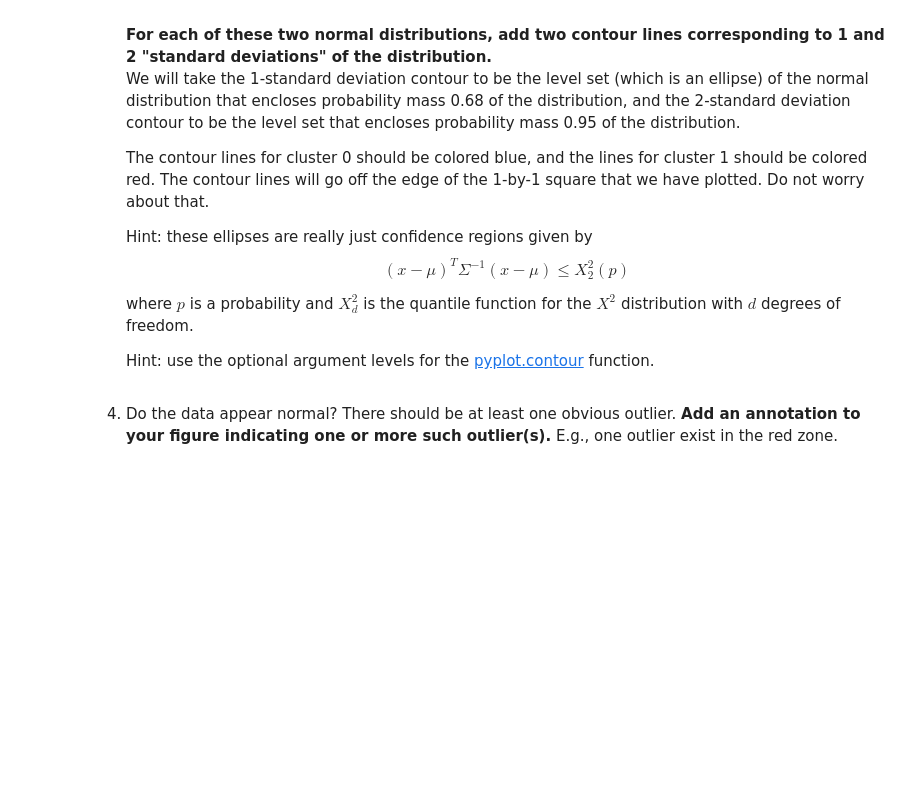
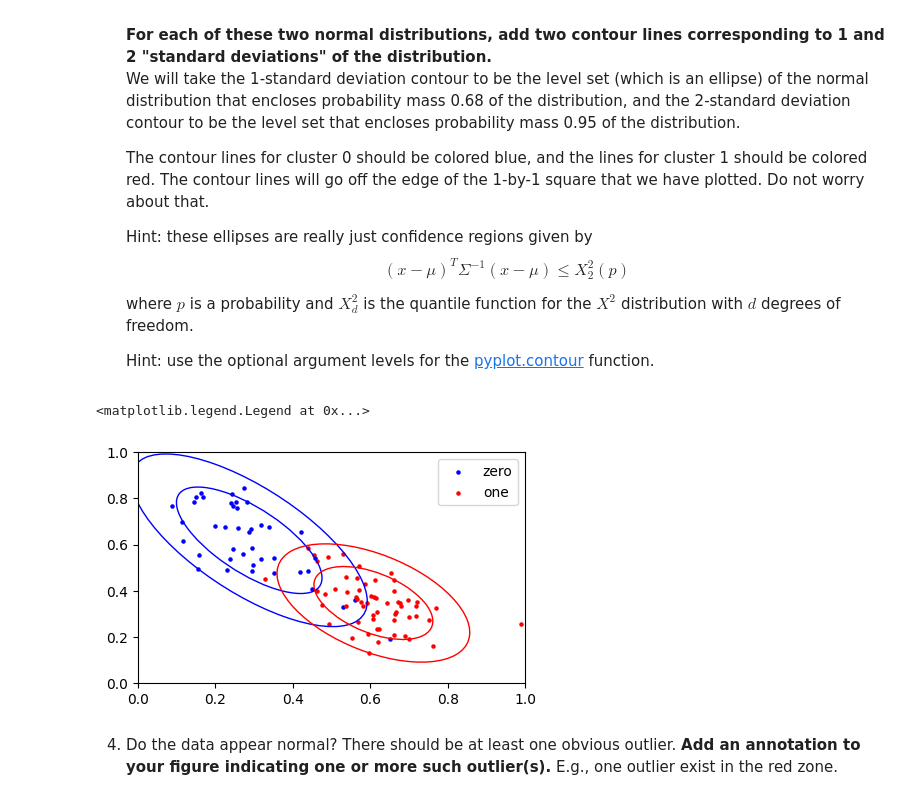
Before and after one commit to Ayukevin/Introduction-to-data-science, a Jupyter notebook: HW1/hw1_mixture_of_normals.ipynb, the cells around one changed output. Cells and saved outputs as stored; diff of their text form; code cells hidden in the pictures; blank space fills up the shorter version.

```diff
--- a/HW1/hw1_mixture_of_normals.ipynb
+++ b/HW1/hw1_mixture_of_normals.ipynb
@@ -29,10 +22,12 @@ print(former)
 # %% [markdown]
 2. **Generate a scatter plot of the data.** Each data point should appear as an x (often called a cross in data visualization packages), colored according to its cluster membership as given by points.npy. The points with cluster label 0 should be colored blue, and those with cluster label 1 should be colored red. Set the x and y axes to both range from 0 to 1. Adjust the size of the point markers to what you believe to be reasonable (i.e., aesthetically pleasing, visible, etc).
 # %%
+group0 = np.array([latter[former == 0, 0], latter[former == 0, 1]])
+group1 = np.array([latter[former == 1, 0], latter[former == 1, 1]])
 # subsetting data to cluster 0 and 1
-plt.figure(figsize=(5,3))
-plt.scatter(latter[former == 0, 0], latter[former == 0, 1], color='b', label='zero', s=5)  #use boolin: if former ==0 ,then x=latter[0], y=latter[1]
-plt.scatter(latter[former == 1, 0], latter[former == 1, 1], color='r', label='one', s=5)   #use boolin: if former ==1 ,then x=latter[0], y=latter[1]
+plt.subplots(figsize=(5, 3))
+plt.scatter(group0[0], group0[1], color='b', label='zero', s=5)  #use boolin: if former ==0 ,then x=latter[0], y=latter[1]
+plt.scatter(group1[0], group1[1], color='r', label='one', s=5)   #use boolin: if former ==1 ,then x=latter[0], y=latter[1]
 plt.xlim(0,1)
 plt.ylim(0,1)
 plt.legend()
@@ -57,4 +52,7 @@ We will take the 1-standard deviation contour to be the level set (which is an e
 # %%
 # find chi-square score
 from scipy.stats import chi2
-var1 = chi2.var(latter,)
+df =2
+var1 = chi2.ppf(0.68,df)
+var2 = chi2.ppf(0.95,df)
+chi2_value = [var1,var2]
@@ -64,2 +59,36 @@ from scipy import linalg
+# %%
+# find mu0, mu1, sigma0, sigma1
+from scipy import linalg
+mu0 = np.mean(group0, axis=1) #兩列
+mu1 = np.mean(group1, axis=1)
+
+sigma0 = np.cov(group0)
+sigma1 = np.cov(group1)
+
+def oval(mu,sigma,color):
+
+    eigenvalue, eigenvector = linalg.eig(sigma)
+    axes =np.sqrt(eigenvalue)
+
+    for chi in chi2_value:
+        a = np.sqrt(chi) *axes[0]
+        b = np.sqrt(chi) *axes[1]
+        angle = np.degrees(np.arctan2(*eigenvector[:, 0][::-1]))
+
+        ellipse = plt.matplotlib.patches.Ellipse(xy=mu, width=2 * a, height=2 * b, angle=angle, edgecolor=color, facecolor='none')
+        ax.add_patch(ellipse)
+
+
+fig, ax = plt.subplots(figsize=(5, 3)) #透過ax去添加曲線
+ax.scatter(group0[0], group0[1], color='b', label='zero', s=5)  #use boolin: if former ==0 ,then x=latter[0], y=latter[1]
+ax.scatter(group1[0], group1[1], color='r', label='one', s=5)   #use boolin: if former ==1 ,then x=latter[0], y=latter[1]
+oval(mu0,sigma0,'b')
+oval(mu1,sigma1,'r')
+plt.xlim(0,1)
+plt.ylim(0,1)
+plt.legend()
+# %% [output]
+<matplotlib.legend.Legend at 0x...>
+[figure, added]
 # %% [markdown]
 4. Do the data appear normal? There should be at least one obvious outlier. **Add an annotation to your figure indicating one or more such outlier(s).** E.g., one outlier exist in the red zone.
```
Also changed, not shown: parts of 3 cells of this notebook.
